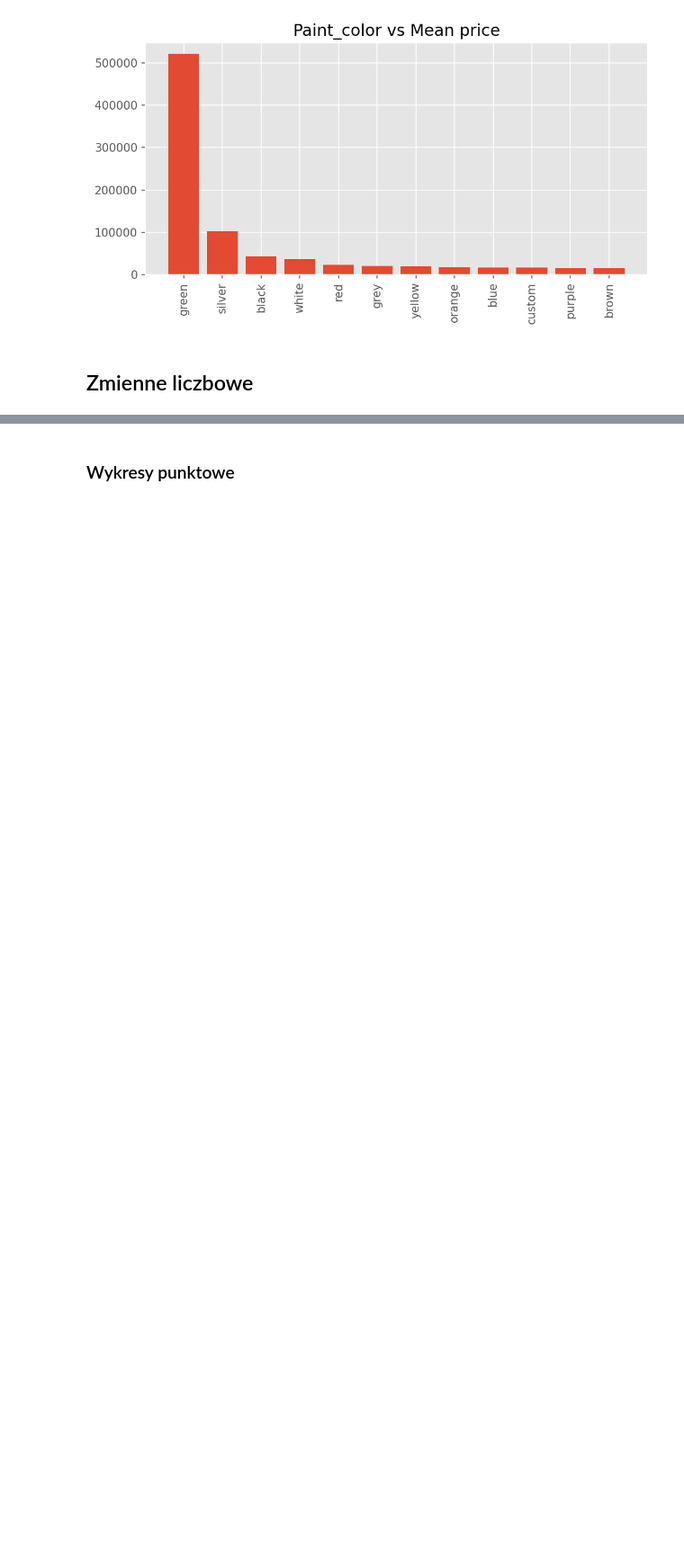
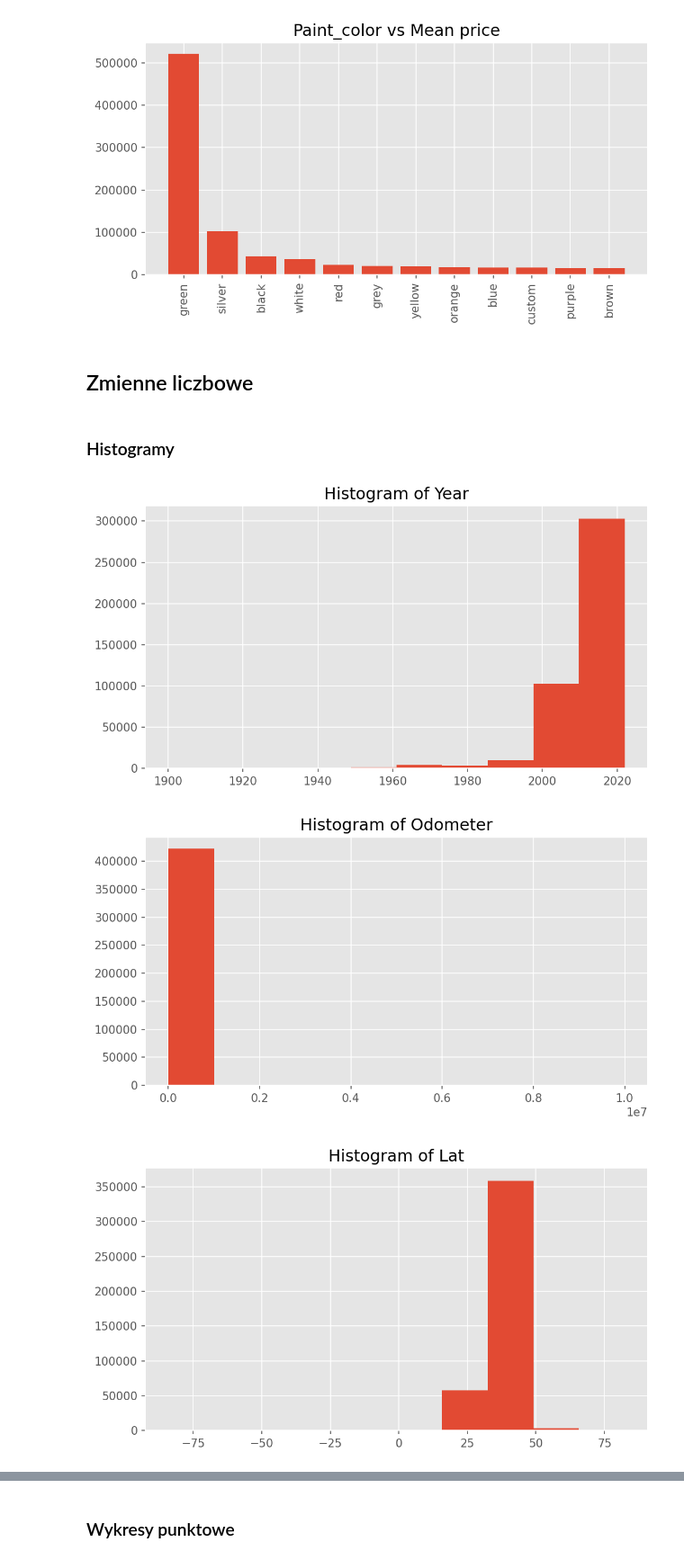
Before and after one commit to besiobu/used-cars, a Jupyter notebook: notebooks/0-initial-research.ipynb, the cells around one changed output, grey strips where cells are left out. Shown at 90% size. Drawn from its saved outputs; the diff is of its cells as text; code cells hidden in the pictures; blank space fills up the shorter version.

```diff
--- a/notebooks/0-initial-research.ipynb
+++ b/notebooks/0-initial-research.ipynb
@@ -142,3 +142,18 @@ for col in  df.select_dtypes('object'):
 [figure]
 # %% [markdown]
 ## Zmienne liczbowe
+# %% [markdown]
+### Histogramy
+# %%
+target = 'price'
+for col in df.select_dtypes('number'):
+    if col != 'price':
+        plt.figure(figsize=(4 * (16/9),4), dpi=150)
+        plt.hist(df[col])
+        plt.title(f'Histogram of {col.capitalize()}')
+        plt.tight_layout()
+        plt.savefig(f'../reports/figures/raw/histogram_{col}.png')
+# %% [output]
+[figure, added]
+[figure, added]
+[figure, added]
```
Also changed, not shown: parts of 2 cells of this notebook, 11 other files.
